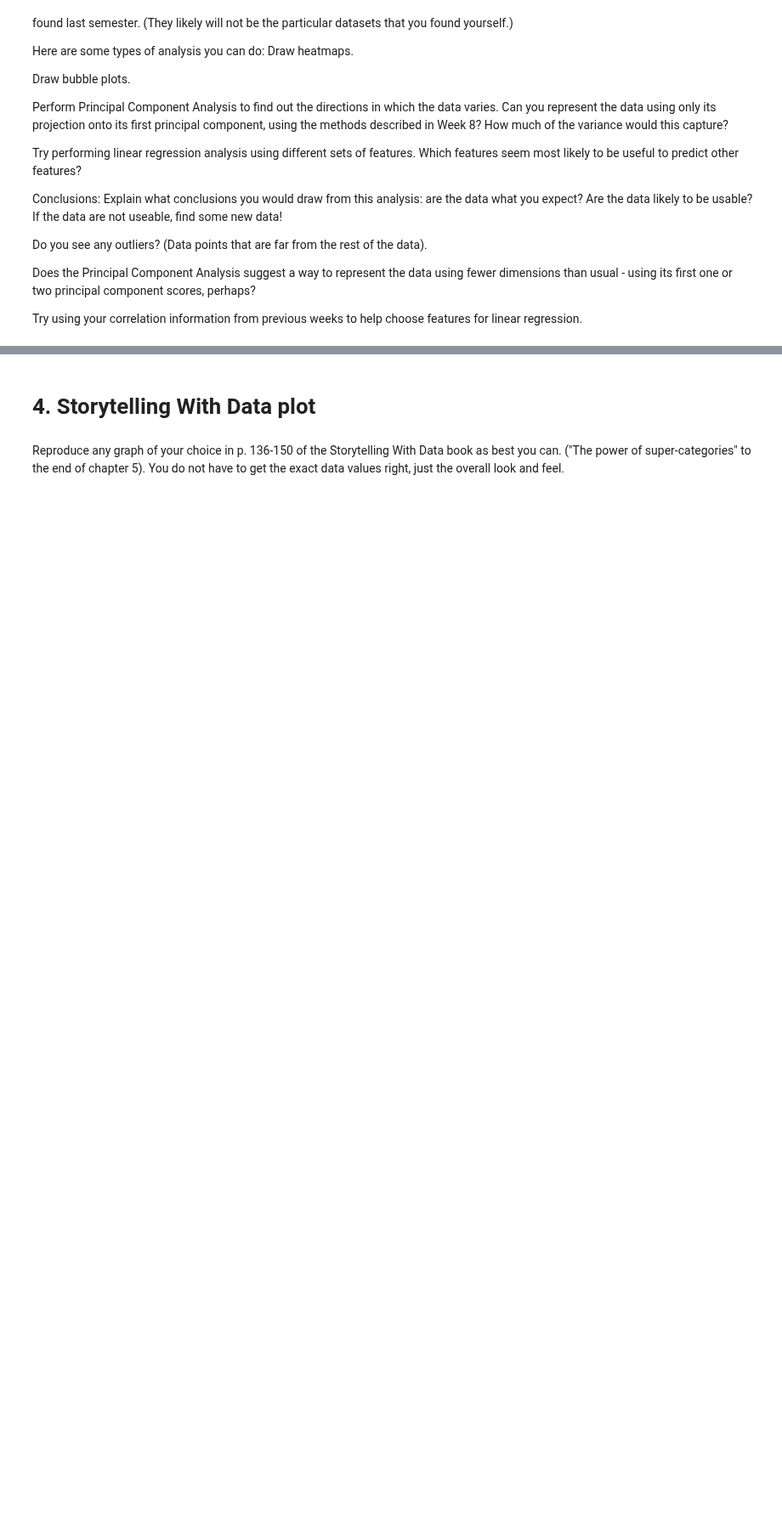
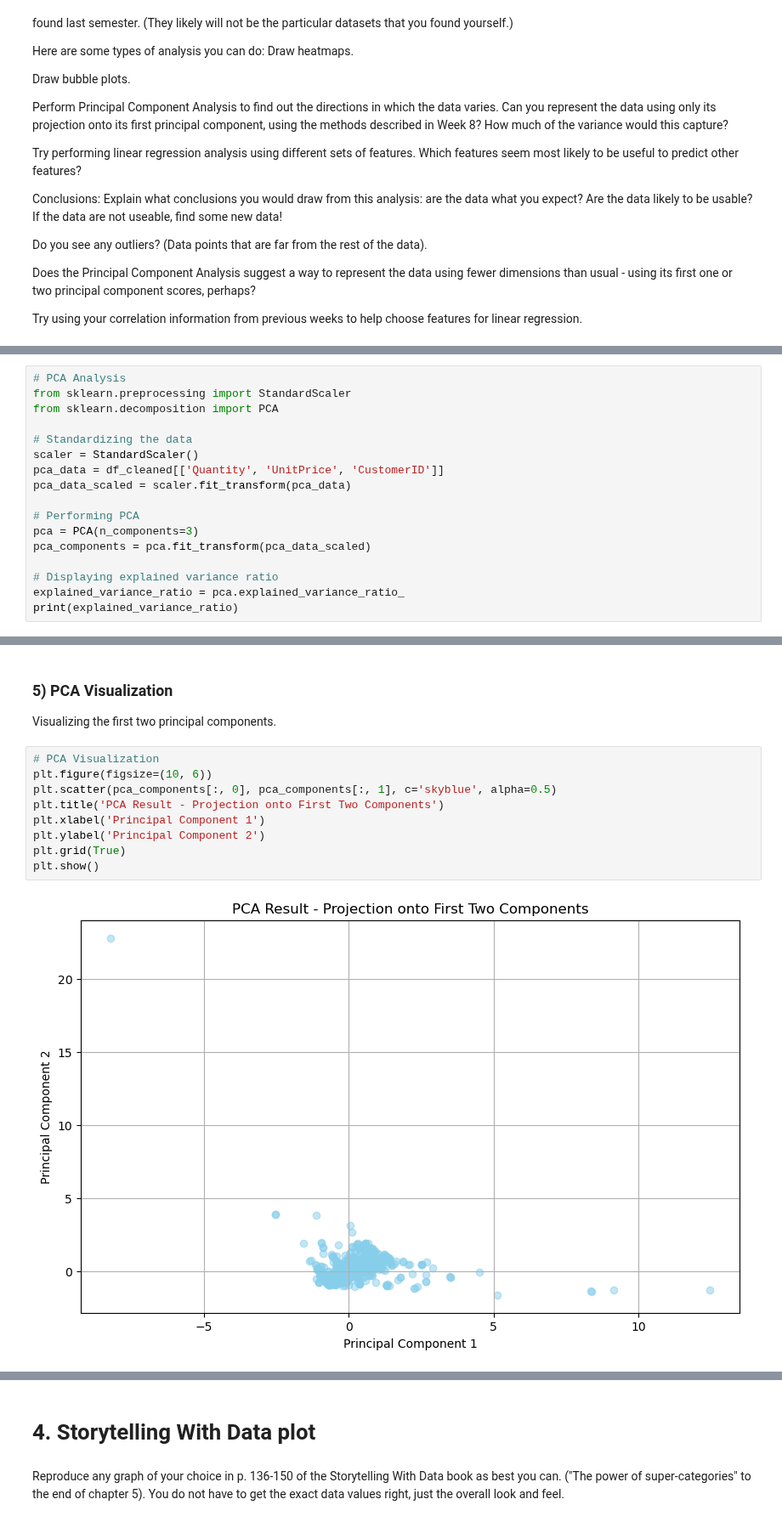
Before and after one commit to tetianakravchuk/AI-for-Leaders, a Jupyter notebook: Week9/OMDS-ModB2-Week9-Kravchuk-Tetiana.ipynb.ipynb, the cells around one changed output, grey strips where cells are left out. Shown at 85% size. Drawn from its saved outputs; the diff is of its cells as text; blank space fills up the shorter version.

```diff
--- a/Week9/OMDS-ModB2-Week9-Kravchuk-Tetiana.ipynb.ipynb
+++ b/Week9/OMDS-ModB2-Week9-Kravchuk-Tetiana.ipynb.ipynb
@@ -111,0 +195,17 @@ Try using your correlation information from previous weeks to help choose featur
+# %%
+# PCA Analysis
+from sklearn.preprocessing import StandardScaler
+from sklearn.decomposition import PCA
+
+# Standardizing the data
+scaler = StandardScaler()
+pca_data = df_cleaned[['Quantity', 'UnitPrice', 'CustomerID']]
+pca_data_scaled = scaler.fit_transform(pca_data)
+
+# Performing PCA
+pca = PCA(n_components=3)
+pca_components = pca.fit_transform(pca_data_scaled)
+
+# Displaying explained variance ratio
+explained_variance_ratio = pca.explained_variance_ratio_
+print(explained_variance_ratio)
@@ -111,0 +217,15 @@ Try using your correlation information from previous weeks to help choose featur
+# %% [markdown]
+### 5)  PCA Visualization
+
+Visualizing the first two principal components.
+# %%
+# PCA Visualization
+plt.figure(figsize=(10, 6))
+plt.scatter(pca_components[:, 0], pca_components[:, 1], c='skyblue', alpha=0.5)
+plt.title('PCA Result - Projection onto First Two Components')
+plt.xlabel('Principal Component 1')
+plt.ylabel('Principal Component 2')
+plt.grid(True)
+plt.show()
+# %% [output]
+[figure, added]
```
Also changed, not shown: parts of 17 cells of this notebook, 1 other file.
